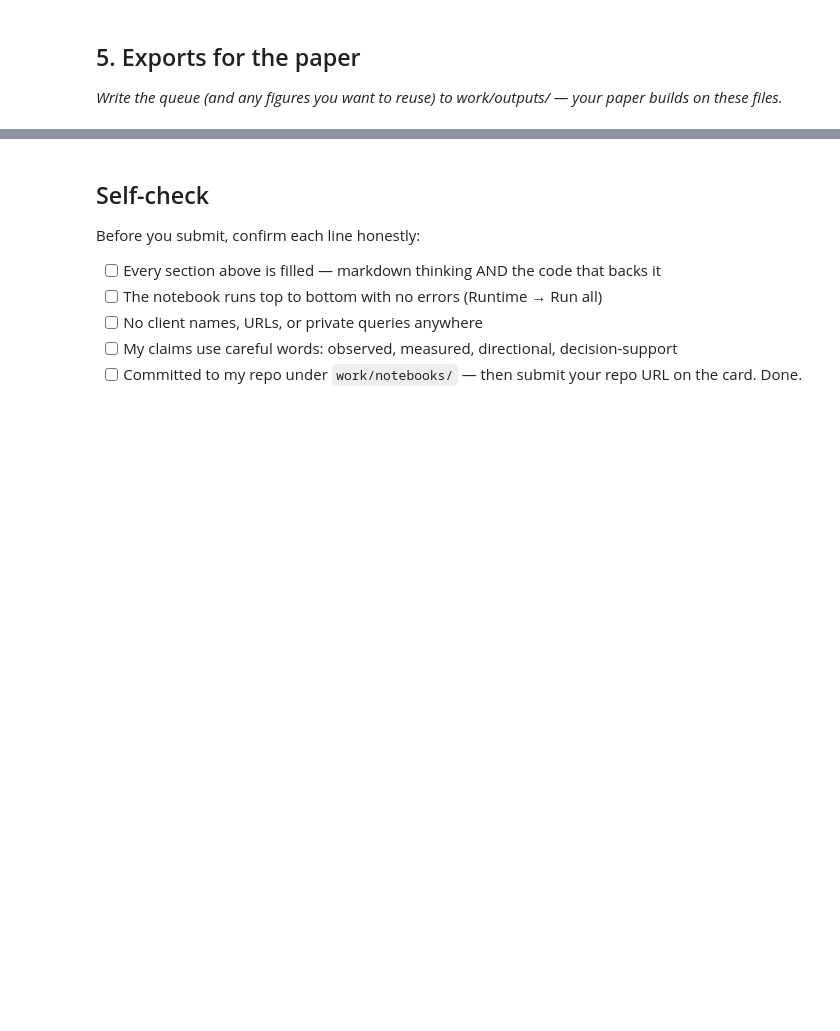
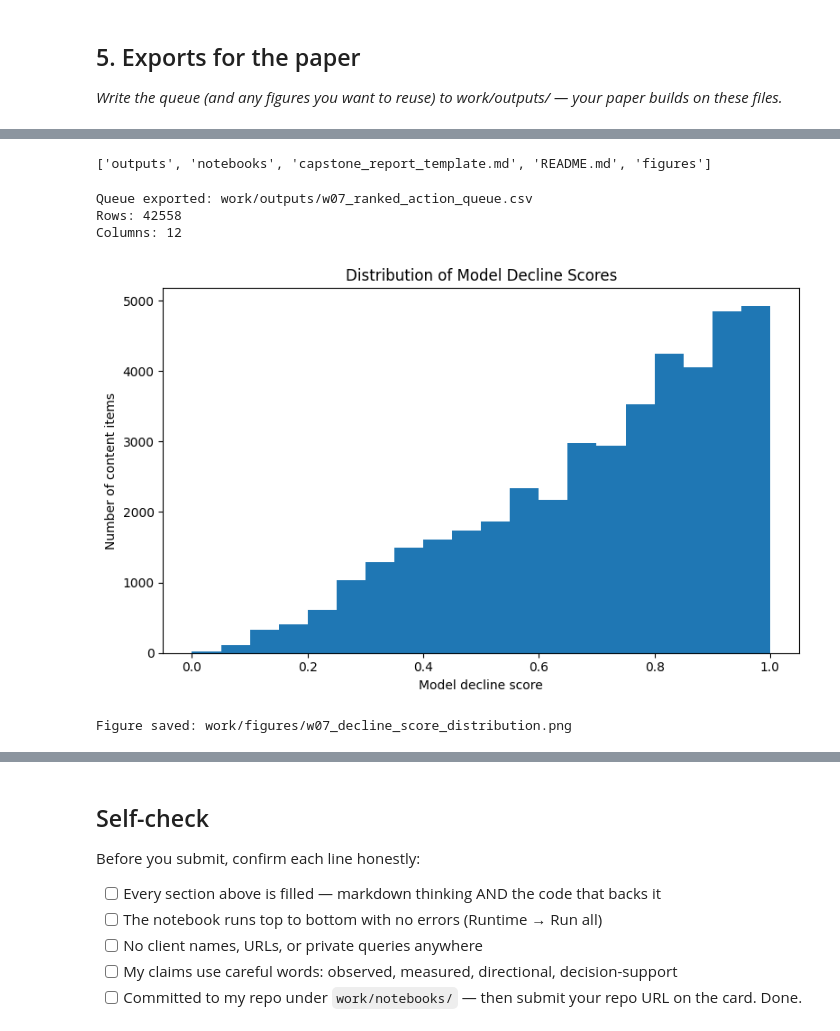
Before and after one commit to atulpatel-net/FlyRank_ML_In, a Jupyter notebook: work/notebooks/w07_action_playbook.ipynb, the cells around one changed output, grey strips where cells are left out. Saved outputs shown, nothing was run; the diff lists cells and outputs as text; code cells hidden in the pictures; blank space fills up the shorter version.

Commit message:
Add Week 7 content action playbook

```diff
--- a/work/notebooks/w07_action_playbook.ipynb
+++ b/work/notebooks/w07_action_playbook.ipynb
@@ -28,0 +649,73 @@ This skeleton is yours to fill. Work the sections **in order** — each one has
+# %%
+import os
+
+os.makedirs("work/outputs", exist_ok=True)
+os.makedirs("work/figures", exist_ok=True)
+
+print(os.listdir("work"))
+# %% [output]
+['outputs', 'notebooks', 'capstone_report_template.md', 'README.md', 'figures']
+# %%
+# Export the ranked action queue for the paper
+
+queue_columns = [
+    "priority_rank",
+    "client_hash_id",
+    "content_hash_id",
+    "decline_probability",
+    "is_declining",
+    "imp_prev30",
+    "clk_prev30",
+    "pos_prev30",
+    "archetype",
+    "reason_code",
+    "recommended_action",
+    "action_guidance"
+]
+
+queue_export = queue[queue_columns].copy()
+
+queue_path = "work/outputs/w07_ranked_action_queue.csv"
+
+queue_export.to_csv(
+    queue_path,
+    index=False
+)
+
+print("Queue exported:", queue_path)
+print("Rows:", len(queue_export))
+print("Columns:", len(queue_export.columns))
+# %% [output]
+Queue exported: work/outputs/w07_ranked_action_queue.csv
+Rows: 42558
+Columns: 12
+# %%
+import matplotlib.pyplot as plt
+
+plt.figure(figsize=(8, 5))
+
+plt.hist(
+    queue["decline_probability"],
+    bins=20
+)
+
+plt.xlabel("Model decline score")
+plt.ylabel("Number of content items")
+plt.title("Distribution of Model Decline Scores")
+
+plt.tight_layout()
+
+figure_path = "work/figures/w07_decline_score_distribution.png"
+
+plt.savefig(
+    figure_path,
+    dpi=200,
+    bbox_inches="tight"
+)
+
+plt.show()
+
+print("Figure saved:", figure_path)
+# %% [output]
+[figure, added]
+Figure saved: work/figures/w07_decline_score_distribution.png
```
Also changed, not shown: parts of 37 cells of this notebook, 2 other files.
